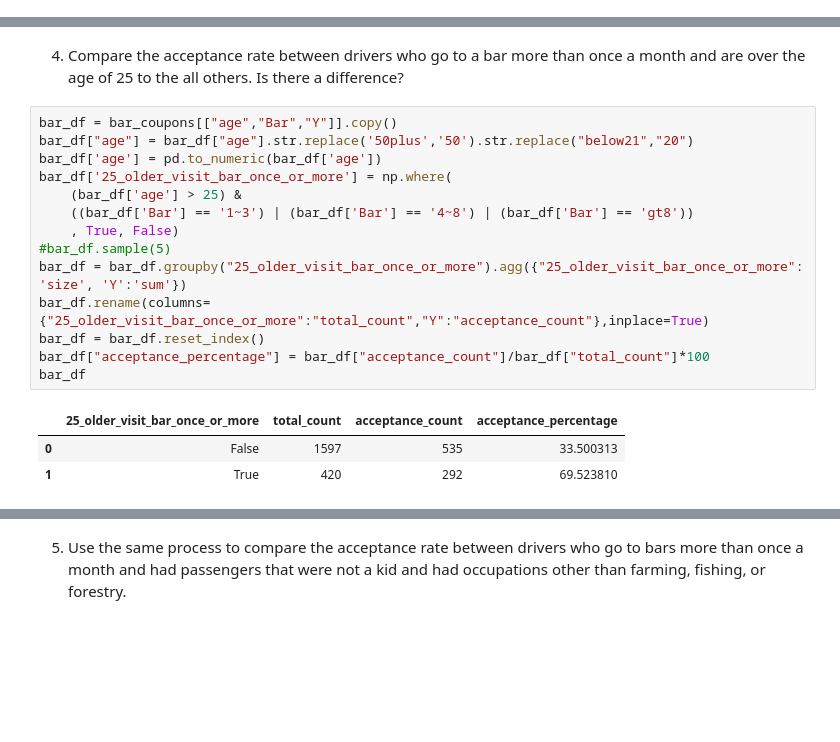
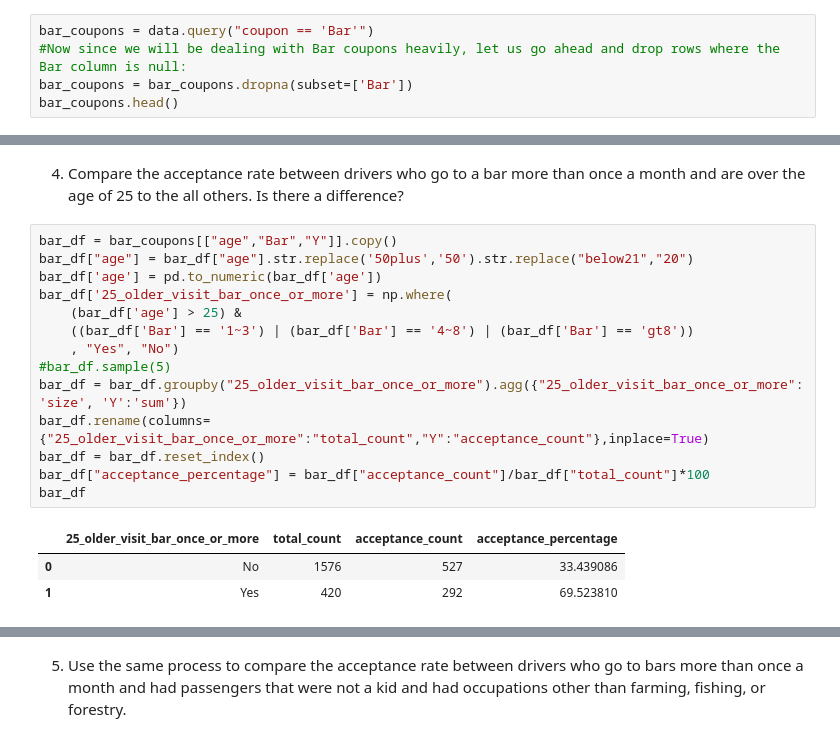
Before and after one commit to ashwinkambli/coupon_acceptance, a Jupyter notebook: Will a Customer Accept the Coupon.ipynb, the cells around one changed output, grey strips where cells are left out. Saved outputs shown, nothing was run; the diff lists cells and outputs as text; blank space fills up the shorter version.

```diff
--- a/Will a Customer Accept the Coupon.ipynb
+++ b/Will a Customer Accept the Coupon.ipynb
@@ -169,0 +168,5 @@ bar_coupons.head()
+# %%
+bar_coupons = data.query("coupon == 'Bar'")
+#Now since we will be dealing with Bar coupons heavily, let us go ahead and drop rows where the Bar column is null:
+bar_coupons = bar_coupons.dropna(subset=['Bar'])
+bar_coupons.head()
@@ -206,21 +218,21 @@ plt.xticks(rotation=30)
 # %%
 bar_df = bar_coupons[["age","Bar","Y"]].copy()
 bar_df["age"] = bar_df["age"].str.replace('50plus','50').str.replace("below21","20")
 bar_df['age'] = pd.to_numeric(bar_df['age'])
 bar_df['25_older_visit_bar_once_or_more'] = np.where(
     (bar_df['age'] > 25) &
     ((bar_df['Bar'] == '1~3') | (bar_df['Bar'] == '4~8') | (bar_df['Bar'] == 'gt8'))
-    , True, False)
+    , "Yes", "No")
 #bar_df.sample(5)
 bar_df = bar_df.groupby("25_older_visit_bar_once_or_more").agg({"25_older_visit_bar_once_or_more": 'size', 'Y':'sum'})
 bar_df.rename(columns={"25_older_visit_bar_once_or_more":"total_count","Y":"acceptance_count"},inplace=True)
 bar_df = bar_df.reset_index()
 bar_df["acceptance_percentage"] = bar_df["acceptance_count"]/bar_df["total_count"]*100
 bar_df
 # %% [output]
 |  | 25_older_visit_bar_once_or_more | total_count | acceptance_count | acceptance_percentage |
-| 0 | False | 1597 | 535 | 33.500313 |
-| 1 | True | 420 | 292 | 69.523810 |
+| 0 | No | 1576 | 527 | 33.439086 |
+| 1 | Yes | 420 | 292 | 69.523810 |
 # %%
 bars = plt.bar(bar_df["25_older_visit_bar_once_or_more"],bar_goers["acceptance_percentage"], color = 'green')
 plt.bar_label(bars,np.round(bar_df["acceptance_percentage"],decimals=2))
```
Also changed, not shown: parts of 16 cells of this notebook.
